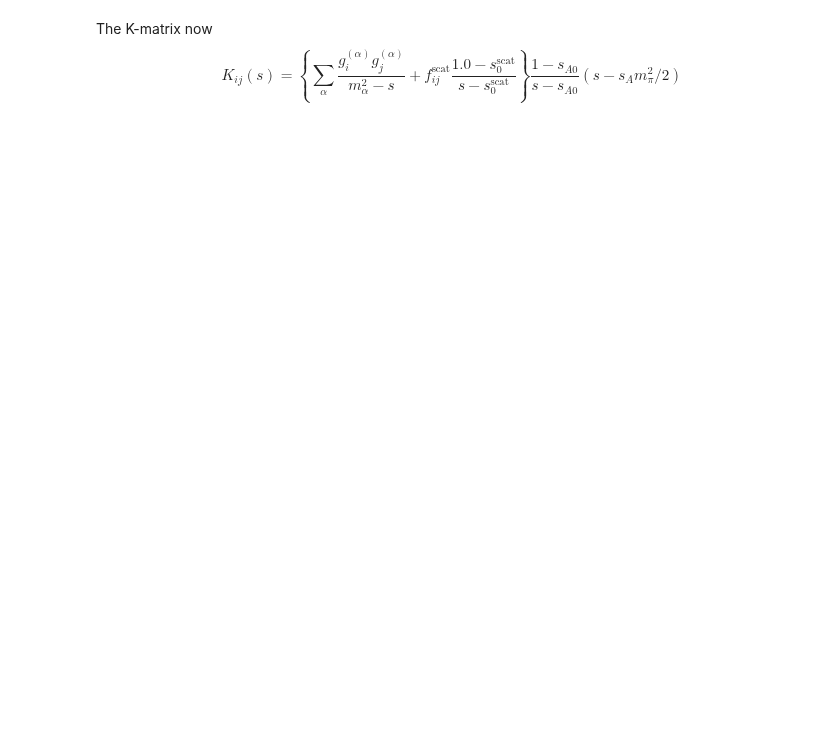
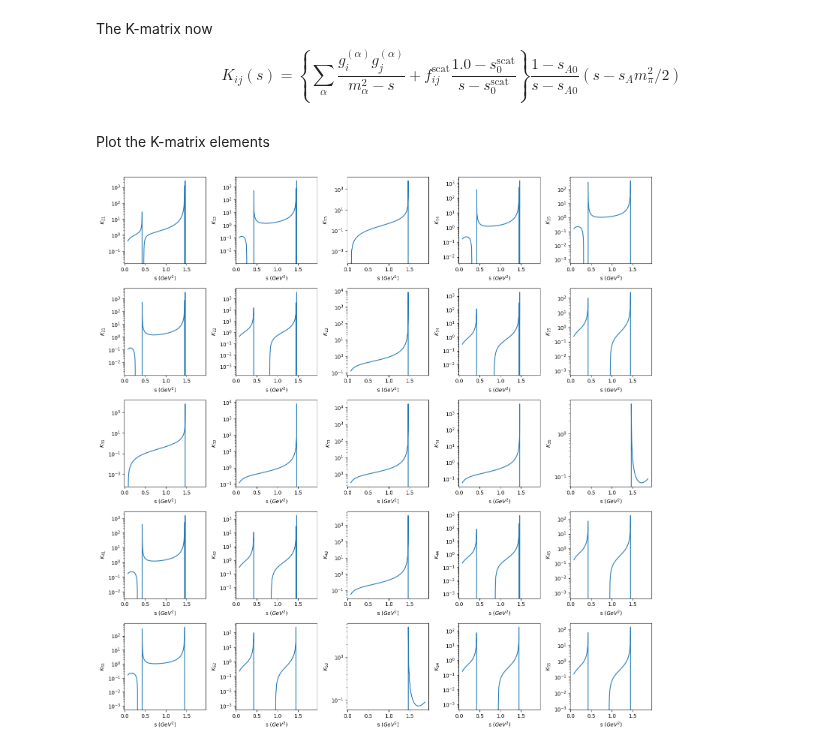
Before and after one commit to cpviolation/tfa_examples, a Jupyter notebook: notebooks/Kmatrix.ipynb, the cells around one changed output. Cells and saved outputs as stored; diff of their text form; code cells hidden in the pictures; blank space fills up the shorter version.

Commit message:
fixed Kmatrix implementation

```diff
--- a/notebooks/Kmatrix.ipynb
+++ b/notebooks/Kmatrix.ipynb
@@ -656,15 +677,17 @@ K_{ij}(s) = \left\{\sum_{\alpha}\frac{g_i^{(\alpha)}g_j^{(\alpha)}}{m_{\alpha}^2
 $$
 # %%
 def kmatrix_sf_tf(s, sA, sA0):
-    s_exp = tf.expand_dims(s, axis=1)
-    sA_exp = tf.expand_dims(sA, axis=0)
-    sA0_exp = tf.expand_dims(sA0, axis=0)
-    factor = (s - atfi.const(0.5)*sA_exp*mpi**2) * \
-             (atfi.const(1.0) - sA0_exp) / (s_exp - sA0_exp)
+    #s_exp = tf.expand_dims(s, axis=1)
+    #sA_exp = tf.expand_dims(sA, axis=0)
+    #sA0_exp = tf.expand_dims(sA0, axis=0)
+    # factor = (s_exp - atfi.const(0.5)*sA_exp*mpi**2) * \
+    #          (atfi.const(1.0) - sA0_exp) / (s_exp - sA0_exp)
+    factor = (s - atfi.const(0.5)*sA*mpi**2) * \
+             (atfi.const(1.0) - sA0) / (s - sA0)
     return factor
 
 def kmatrix_nr_tf(s, fscat, s0):
-    s_exp = tf.expand_dims(s, axis=1)
+    s_exp = tf.expand_dims(tf.expand_dims(s, axis=1), axis=2)
     fscat_exp = tf.expand_dims(fscat, axis=0)
     nr = fscat_exp*(atfi.const(1.0)-s0)/(s_exp-s0)
     return nr
@@ -672,13 +695,27 @@ def kmatrix_nr_tf(s, fscat, s0):
 def kmatrix_res_tf(s, ma, g):
     ma_exp = tf.expand_dims(ma, axis=0) # [1, n]
     s_exp = tf.expand_dims(s, axis=1) # [k, 1]
-    denom = ma_exp**2 - s_exp # [k, n]
-    numerator = tf.einsum('ia,ja->ija', g, g) # [1, n, n]
-    tf.reduce_sum(numerator / tf.expand_dims(denom, axis=1), axis=2) # [k, n, n]
+    denom = tf.expand_dims(tf.expand_dims(ma_exp**2 - s_exp, axis=1), axis=1) # [k, 1, 1, n]
+    numerator = tf.expand_dims(tf.einsum('ia,ja->ija', g, g), axis=0) # [1, n, n, n]
+    res = tf.reduce_sum(numerator / denom, axis=3) # [k, n, n]
     return res
 
 def kmatrix_tf(s, ma, g, fscat, s0, sA, sA0):
     nr = kmatrix_nr_tf(s, fscat, s0)
     res = kmatrix_res_tf(s, ma, g)
-    sf = kmatrix_sf_tf(s, sA, sA0)
+    sf = tf.expand_dims(tf.expand_dims(kmatrix_sf_tf(s, sA, sA0), axis=1), axis=2) # [k, 1, 1]
     return (res + nr) * sf
+# %% [markdown]
+Plot the K-matrix elements
+# %%
+Kij = kmatrix_tf(s_pl, m_a_tf, g_ia_tf, fscat_ij_tf, s0scat_tf, sA_tf, sA0_tf)
+fig, ax = plt.subplots(5,5, figsize=(15,15))
+for i in range(5):
+    for j in range(5):
+        ax[i][j].plot(s_pl, Kij[:,i,j])
+        ax[i][j].set_xlabel(r's ($GeV^2$)')
+        ax[i][j].set_ylabel(r'$K_{'+str(i+1)+str(j+1)+'}$')
+        ax[i][j].set_yscale('log')
+plt.tight_layout()
+# %% [output]
+[figure, added]
```
Also changed, not shown: parts of 35 cells of this notebook.
